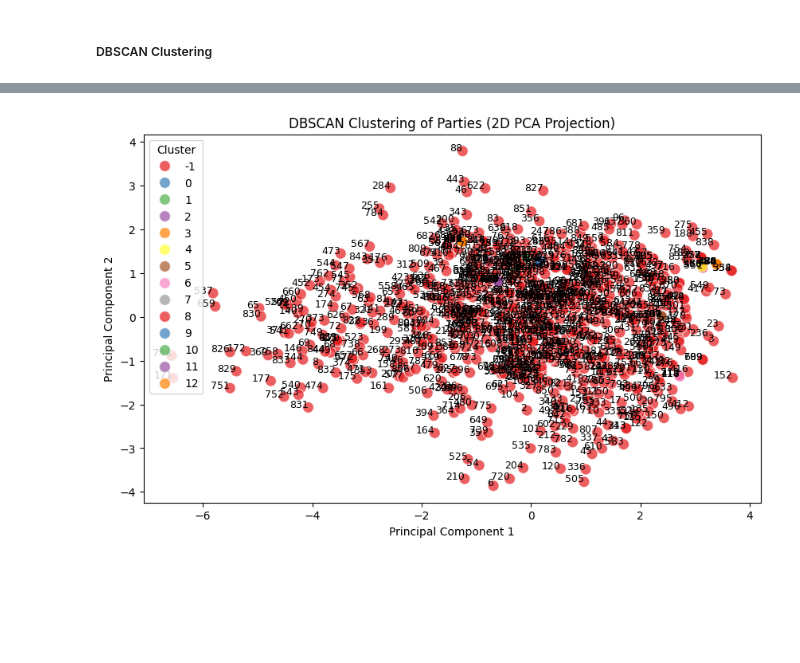
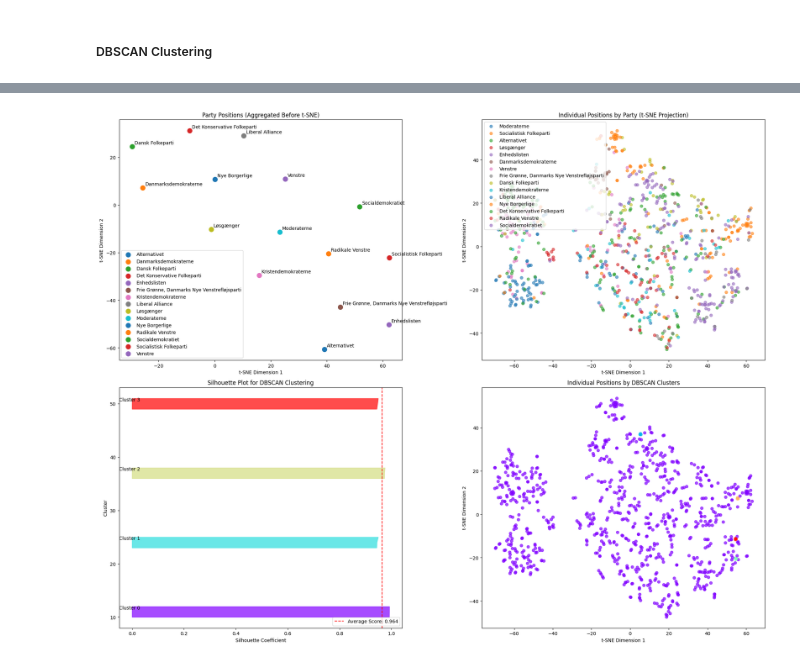
Before and after one commit to CuDevlin/Machine-Learning-Assignments, a Jupyter notebook: PA5/5. Candidate Test 2022 II.ipynb, the cells around one changed output, grey strips where cells are left out. Saved outputs shown, nothing was run; the diff lists cells and outputs as text; code cells hidden in the pictures; blank space fills up the shorter version.

```diff
--- a/PA5/5. Candidate Test 2022 II.ipynb
+++ b/PA5/5. Candidate Test 2022 II.ipynb
@@ -278,31 +307,85 @@ plt.show()
 # %% [markdown]
 ##### DBSCAN Clustering
 # %%
+from sklearn.manifold import TSNE
 from sklearn.cluster import DBSCAN
+from sklearn.metrics import silhouette_samples, silhouette_score
 import numpy as np
+import matplotlib.pyplot as plt
+import seaborn as sns
 
-# Run DBSCAN clustering
-dbscan = DBSCAN(eps=0.5, min_samples=3)  # Tune eps and min_samples as needed
-dbscan_labels = dbscan.fit_predict(party_answers[filtered_question_columns])
+# Set up the 2x2 plot layout
+fig, axs = plt.subplots(2, 2, figsize=(20, 16))
 
-# Map cluster labels to party names for easier interpretation
-clustered_parties = pd.DataFrame({'Party': party_answers.index, 'Cluster': dbscan_labels})
-print(clustered_parties)
+# 1. Party-Aggregated t-SNE Positions
+party_positions = party_answers.groupby('parti').median()  # Aggregated by party
+tsne = TSNE(n_components=2, random_state=7, perplexity=10)
+party_tsne = tsne.fit_transform(party_positions)
 
-# Use PCA again for visualization
-reduced_data_dbscan = pca.fit_transform(party_answers[filtered_question_columns])
+for i, party in enumerate(party_positions.index):
+    axs[0, 0].scatter(party_tsne[i, 0], party_tsne[i, 1], s=100, label=party)
+    axs[0, 0].annotate(party, (party_tsne[i, 0], party_tsne[i, 1]), xytext=(5, 5), textcoords='offset points')
+axs[0, 0].set_title('Party Positions (Aggregated Before t-SNE)')
+axs[0, 0].set_xlabel('t-SNE Dimension 1')
+axs[0, 0].set_ylabel('t-SNE Dimension 2')
+axs[0, 0].legend(loc='best')
 
-# Plot DBSCAN clusters
-plt.figure(figsize=(10, 6))
-sns.scatterplot(x=reduced_data_dbscan[:, 0], y=reduced_data_dbscan[:, 1],
-                hue=dbscan_labels, palette="Set1", s=100, alpha=0.7)
-plt.title("DBSCAN Clustering of Parties (2D PCA Projection)")
-plt.xlabel("Principal Component 1")
-plt.ylabel("Principal Component 2")
+# 2. Individual Positions by Party
+individual_tsne = tsne.fit_transform(party_answers[filtered_question_columns])
 
-# Annotate with party names for core samples
-for i, party in enumerate(party_answers.index):
-    plt.text(reduced_data_dbscan[i, 0], reduced_data_dbscan[i, 1], party, fontsize=9, ha='right')
-plt.legend(title="Cluster", loc='best')
+for party in party_answers['parti'].unique():
+    mask = party_answers['parti'] == party
+    axs[0, 1].scatter(individual_tsne[mask, 0], individual_tsne[mask, 1], alpha=0.6, label=party)
+axs[0, 1].set_title('Individual Positions by Party (t-SNE Projection)')
+axs[0, 1].set_xlabel('t-SNE Dimension 1')
+axs[0, 1].set_ylabel('t-SNE Dimension 2')
+axs[0, 1].legend(loc='best')
+
+# 3. Silhouette Plot for DBSCAN
+# Run DBSCAN and calculate silhouette scores (excluding outliers)
+dbscan = DBSCAN(eps=0.5, min_samples=3)  # Adjust hyperparameters as needed
+clusters = dbscan.fit_predict(individual_tsne)
+mask = clusters != -1  # Exclude noise points (-1)
+
+if np.unique(clusters[mask]).size > 1:  # Ensure more than one cluster is present for silhouette calculation
+    silhouette_vals = silhouette_samples(individual_tsne[mask], clusters[mask])
+    silhouette_avg = silhouette_score(individual_tsne[mask], clusters[mask])
+
+    y_lower = 10
+    unique_clusters = np.unique(clusters[mask])
+    color_map = plt.cm.rainbow
+
+    for cluster in unique_clusters:
+        cluster_silhouette_vals = silhouette_vals[clusters[mask] == cluster]
+        cluster_silhouette_vals.sort()
+
+        size_cluster = len(cluster_silhouette_vals)
+        y_upper = y_lower + size_cluster
+
+        color = color_map(cluster / unique_clusters.max())
+        axs[1, 0].fill_betweenx(np.arange(y_lower, y_upper), 0, cluster_silhouette_vals, facecolor=color, edgecolor=color, alpha=0.7)
+
+        axs[1, 0].text(-0.05, y_lower + 0.5 * size_cluster, f'Cluster {cluster}')
+        y_lower = y_upper + 10
+
+    axs[1, 0].axvline(x=silhouette_avg, color="red", linestyle="--", label=f'Average Score: {silhouette_avg:.3f}')
+    axs[1, 0].set_title('Silhouette Plot for DBSCAN Clustering')
+    axs[1, 0].set_xlabel('Silhouette Coefficient')
+    axs[1, 0].set_ylabel('Cluster')
+    axs[1, 0].legend(loc='lower right')
+else:
+    axs[1, 0].text(0.5, 0.5, 'Silhouette score not available with single cluster', ha='center', va='center')
+    axs[1, 0].set_title('Silhouette Plot for DBSCAN Clustering')
+    axs[1, 0].set_xlabel('Silhouette Coefficient')
+    axs[1, 0].set_ylabel('Cluster')
+
+# 4. Individual Positions by DBSCAN Clusters (t-SNE Projection)
+scatter = axs[1, 1].scatter(individual_tsne[:, 0], individual_tsne[:, 1], c=clusters, cmap='rainbow', alpha=0.7)
+axs[1, 1].set_title('Individual Positions by DBSCAN Clusters')
+axs[1, 1].set_xlabel('t-SNE Dimension 1')
+axs[1, 1].set_ylabel('t-SNE Dimension 2')
+
+# Adjust layout and display
+plt.tight_layout()
 plt.show()
 # %% [output]
@@ -323 +392 @@ plt.show()
-[figure, old version]
+[figure, new version]
```
Also changed, not shown: parts of 3 cells of this notebook.
